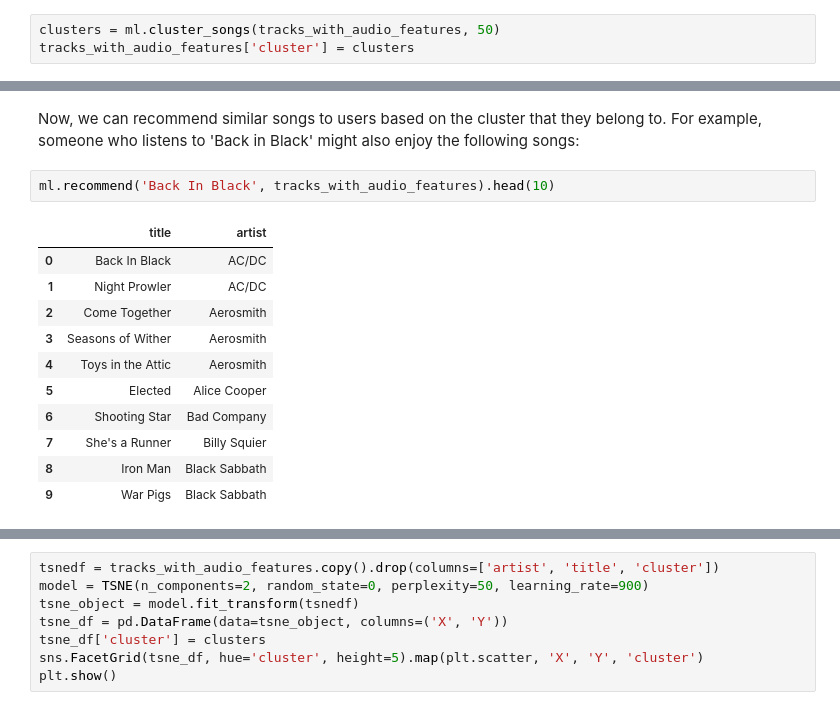
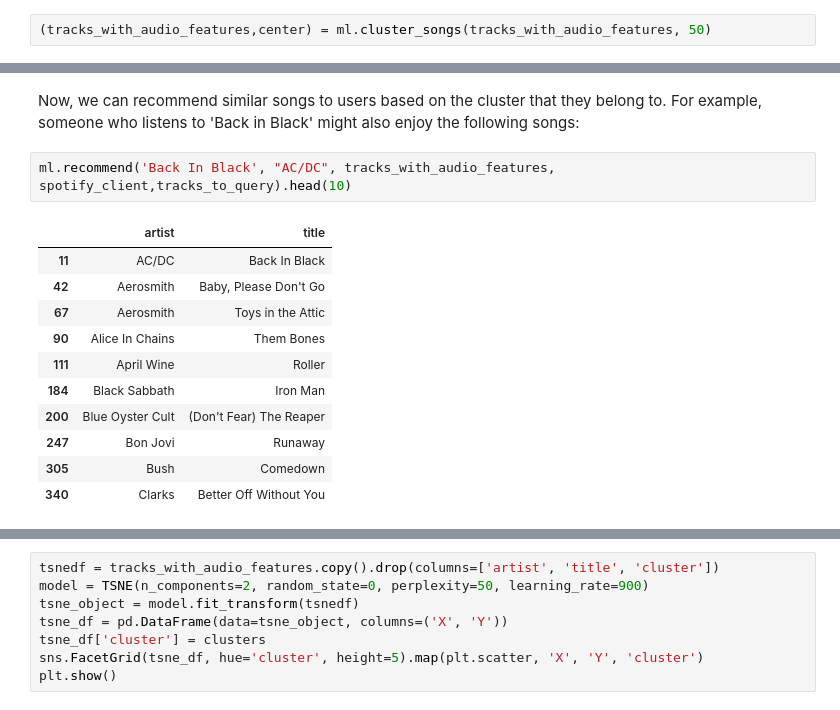
Before and after one commit to uic-cs418/cs418-s20-the-diatonics, a Jupyter notebook: CS418-Project.ipynb, the cells around one changed output, grey strips where cells are left out. Saved outputs shown, nothing was run; the diff lists cells and outputs as text.

```diff
--- a/CS418-Project.ipynb
+++ b/CS418-Project.ipynb
@@ -97,8 +99,7 @@ import ml_analysis as ml
 scaler = MinMaxScaler()
 ml.scale_columns(['loudness', 'key', 'tempo'], tracks_with_audio_features, scaler)
 # %%
-clusters = ml.cluster_songs(tracks_with_audio_features, 50)
-tracks_with_audio_features['cluster'] = clusters
+(tracks_with_audio_features,center) = ml.cluster_songs(tracks_with_audio_features, 50)
 # %%
 tracks_with_audio_features.head()
 # %% [output]
@@ -111,16 +132,16 @@ tracks_with_audio_features.head()
 # %% [markdown]
 Now, we can recommend similar songs to users based on the cluster that they belong to. For example, someone who listens to 'Back in Black' might also enjoy the following songs:
 # %%
-ml.recommend('Back In Black', tracks_with_audio_features).head(10)
+ml.recommend('Back In Black', "AC/DC", tracks_with_audio_features, spotify_client,tracks_to_query).head(10)
 # %% [output]
-|  | title | artist |
-| 0 | Back In Black | AC/DC |
-| 1 | Night Prowler | AC/DC |
-| 2 | Come Together | Aerosmith |
-| 3 | Seasons of Wither | Aerosmith |
-| 4 | Toys in the Attic | Aerosmith |
-| 5 | Elected | Alice Cooper |
-| 6 | Shooting Star | Bad Company |
-| 7 | She's a Runner | Billy Squier |
-| 8 | Iron Man | Black Sabbath |
-| 9 | War Pigs | Black Sabbath |
+|  | artist | title |
+| 11 | AC/DC | Back In Black |
+| 42 | Aerosmith | Baby, Please Don't Go |
+| 67 | Aerosmith | Toys in the Attic |
+| 90 | Alice In Chains | Them Bones |
+| 111 | April Wine | Roller |
+| 184 | Black Sabbath | Iron Man |
+| 200 | Blue Oyster Cult | (Don't Fear) The Reaper |
+| 247 | Bon Jovi | Runaway |
+| 305 | Bush | Comedown |
+| 340 | Clarks | Better Off Without You |
```
Also changed, not shown: parts of 3 cells of this notebook.
